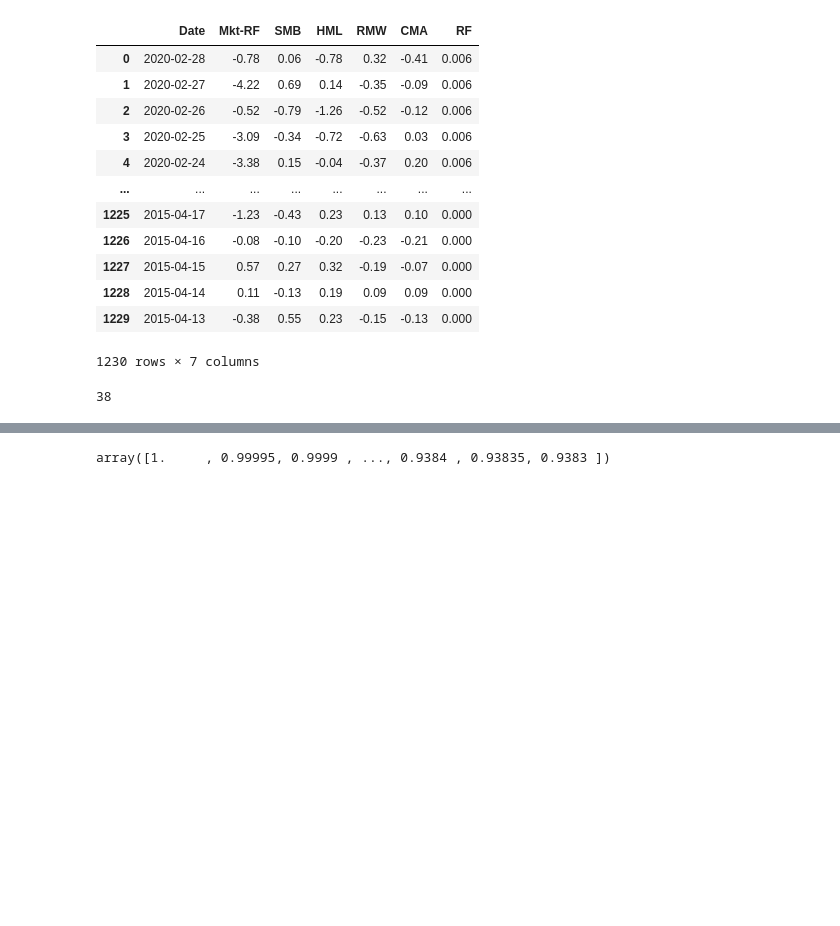
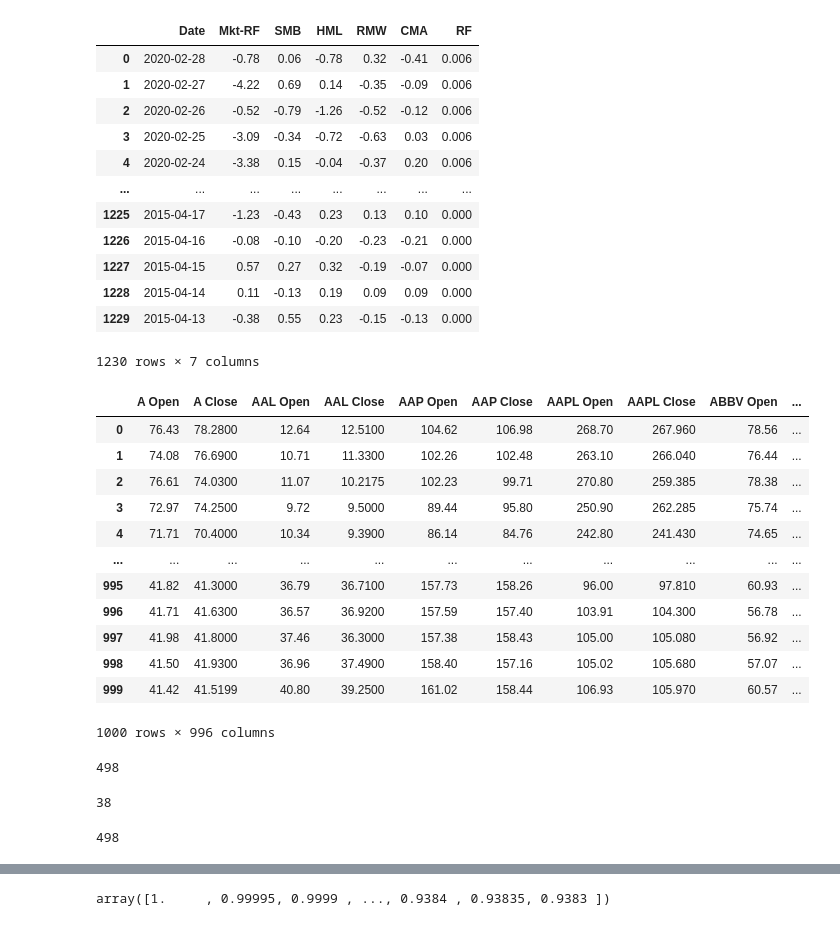
Before and after one commit to ndriggs/algo-trading, a Jupyter notebook: trading_algo.ipynb, the cells around one changed output, grey strips where cells are left out. Cells and saved outputs as stored; diff of their text form; code cells hidden in the pictures; blank space fills up the shorter version.

```diff
--- a/trading_algo.ipynb
+++ b/trading_algo.ipynb
@@ -70,12 +70,32 @@ for i in range(0,len(sp500_tickers),100) :
                 close.append(np.nan)
         open_close[ticker + ' Open'] = opin
         open_close[ticker + ' Close'] = close
+# %%
+open_close
+# %% [output]
+|  | A Open | A Close | AAL Open | AAL Close | AAP Open | AAP Close | AAPL Open | AAPL Close | ABBV Open | ... |
+| 0 | 76.43 | 78.2800 | 12.64 | 12.5100 | 104.62 | 106.98 | 268.70 | 267.960 | 78.56 | ... |
+| 1 | 74.08 | 76.6900 | 10.71 | 11.3300 | 102.26 | 102.48 | 263.10 | 266.040 | 76.44 | ... |
+| 2 | 76.61 | 74.0300 | 11.07 | 10.2175 | 102.23 | 99.71 | 270.80 | 259.385 | 78.38 | ... |
+| 3 | 72.97 | 74.2500 | 9.72 | 9.5000 | 89.44 | 95.80 | 250.90 | 262.285 | 75.74 | ... |
+| 4 | 71.71 | 70.4000 | 10.34 | 9.3900 | 86.14 | 84.76 | 242.80 | 241.430 | 74.65 | ... |
+| ... | ... | ... | ... | ... | ... | ... | ... | ... | ... | ... |
+| 995 | 41.82 | 41.3000 | 36.79 | 36.7100 | 157.73 | 158.26 | 96.00 | 97.810 | 60.93 | ... |
+| 996 | 41.71 | 41.6300 | 36.57 | 36.9200 | 157.59 | 157.40 | 103.91 | 104.300 | 56.78 | ... |
+| 997 | 41.98 | 41.8000 | 37.46 | 36.3000 | 157.38 | 158.43 | 105.00 | 105.080 | 56.92 | ... |
+| 998 | 41.50 | 41.9300 | 36.96 | 37.4900 | 158.40 | 157.16 | 105.02 | 105.680 | 57.07 | ... |
+| 999 | 41.42 | 41.5199 | 40.80 | 39.2500 | 161.02 | 158.44 | 106.93 | 105.970 | 60.57 | ... |
+1000 rows × 996 columns
 # %%
 for tkr in sp500_tickers :
     try :
         open_close[tkr + ' Open'][0]
     except :
         sp500_tickers.remove(tkr)
+# %%
+len(sp500_tickers)
+# %% [output]
+498
 # %%
 #number of days between today and when the stock market got hit by COVID-19
 today = datetime.date.today()
@@ -89,6 +109,10 @@ for tkr in sp500_tickers :
     dif = (open_close[tkr + ' Open'][days_since_crash] -
            open_close[tkr + ' Close'][0]) / open_close[tkr + ' Open'][days_since_crash]
     hit_hard.append(dif)
+# %%
+len(hit_hard)
+# %% [output]
+498
 # %%
 #finds the n greatest numbers in a list
 def n_max(lis, n) :
```
Also changed, not shown: parts of 14 cells of this notebook.
